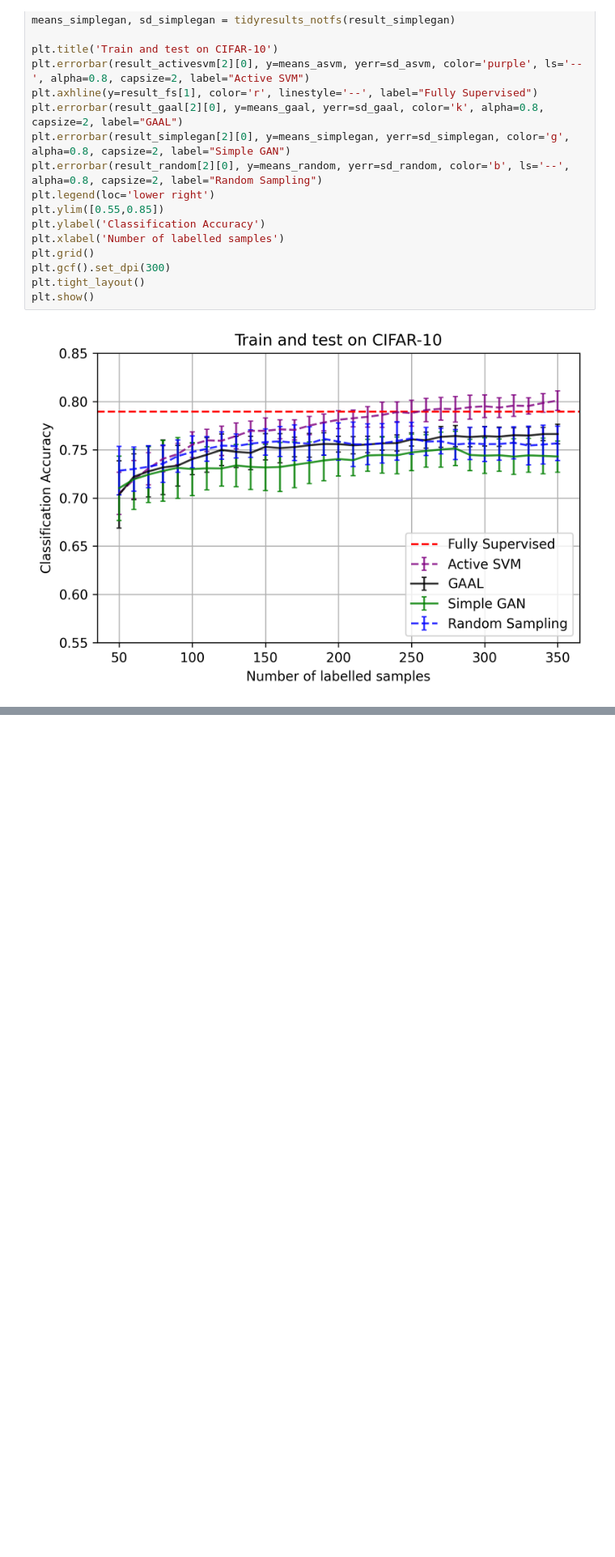
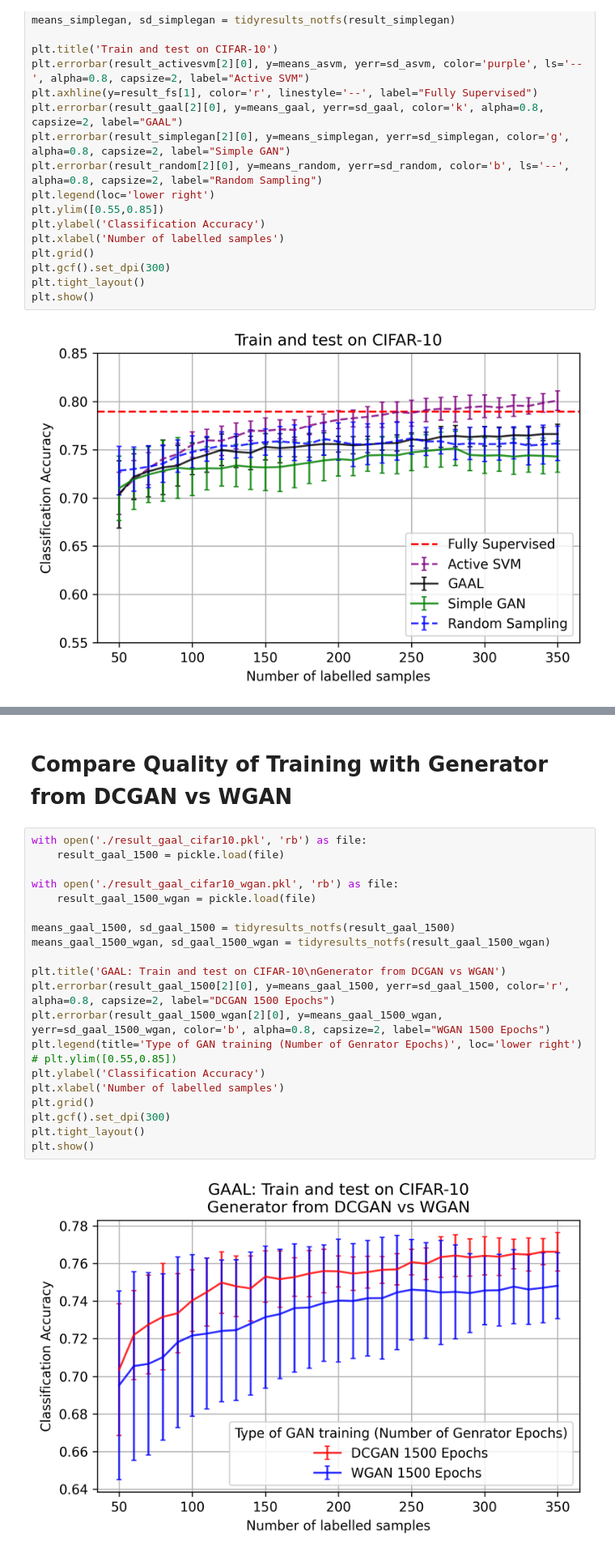
Before and after one commit to shaunntan/GenerativeAdversarialActLearning, a Jupyter notebook: results/Read results.ipynb, the cells around one changed output, grey strips where cells are left out. Shown at 81% size. Saved outputs shown, nothing was run; the diff lists cells and outputs as text; blank space fills up the shorter version.

```diff
--- a/results/Read results.ipynb
+++ b/results/Read results.ipynb
@@ -127,0 +158,25 @@ plt.show()
+# %% [markdown]
+# Compare Quality of Training with Generator from DCGAN vs WGAN
+# %%
+with open('./result_gaal_cifar10.pkl', 'rb') as file:
+    result_gaal_1500 = pickle.load(file)
+
+with open('./result_gaal_cifar10_wgan.pkl', 'rb') as file:
+    result_gaal_1500_wgan = pickle.load(file)
+
+means_gaal_1500, sd_gaal_1500 = tidyresults_notfs(result_gaal_1500)
+means_gaal_1500_wgan, sd_gaal_1500_wgan = tidyresults_notfs(result_gaal_1500_wgan)
+
+plt.title('GAAL: Train and test on CIFAR-10\nGenerator from DCGAN vs WGAN')
+plt.errorbar(result_gaal_1500[2][0], y=means_gaal_1500, yerr=sd_gaal_1500, color='r', alpha=0.8, capsize=2, label="DCGAN 1500 Epochs")
+plt.errorbar(result_gaal_1500_wgan[2][0], y=means_gaal_1500_wgan, yerr=sd_gaal_1500_wgan, color='b', alpha=0.8, capsize=2, label="WGAN 1500 Epochs")
+plt.legend(title='Type of GAN training (Number of Genrator Epochs)', loc='lower right')
+# plt.ylim([0.55,0.85])
+plt.ylabel('Classification Accuracy')
+plt.xlabel('Number of labelled samples')
+plt.grid()
+plt.gcf().set_dpi(300)
+plt.tight_layout()
+plt.show()
+# %% [output]
+[figure, added]
```
Also changed, not shown: parts of 2 cells of this notebook, 21 other files.
